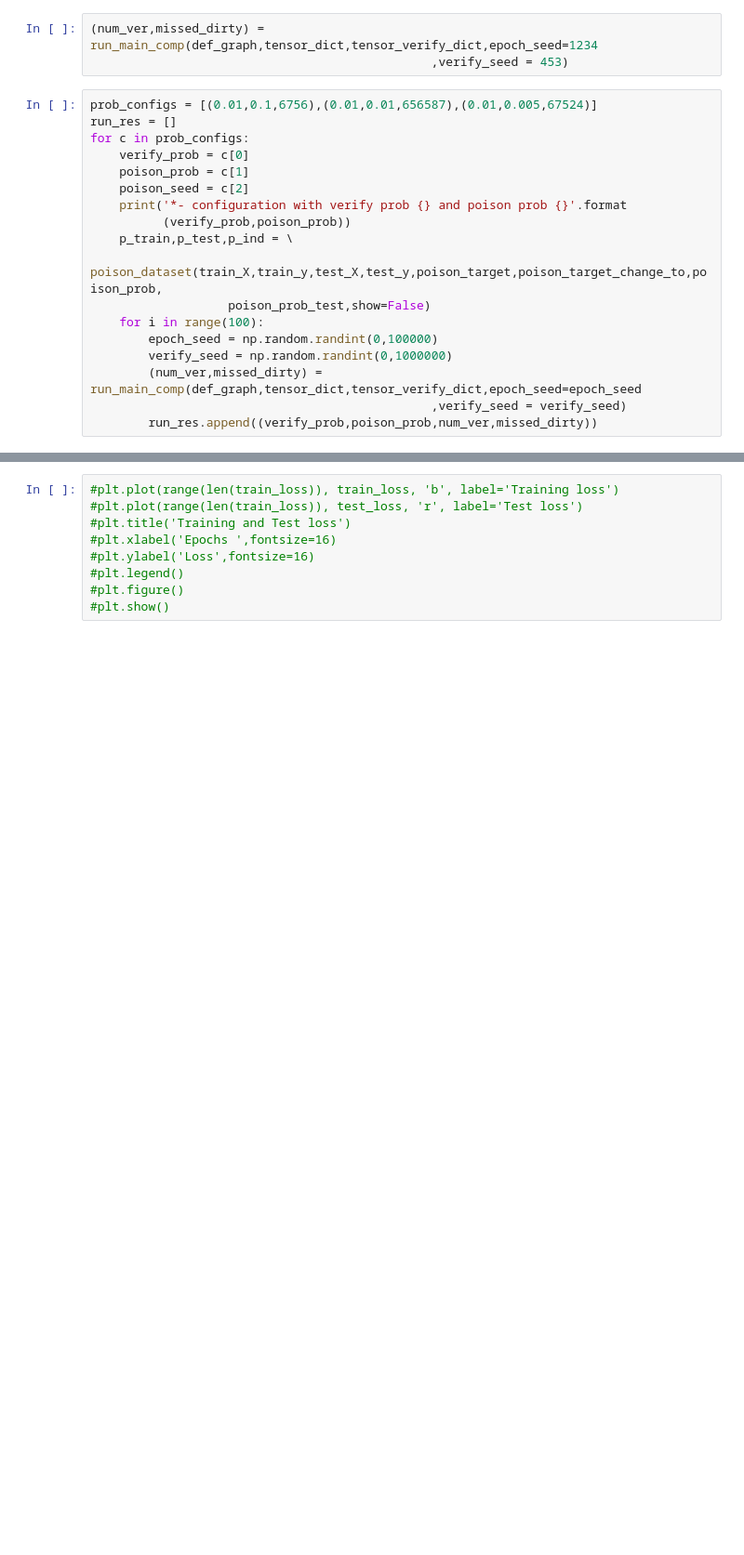
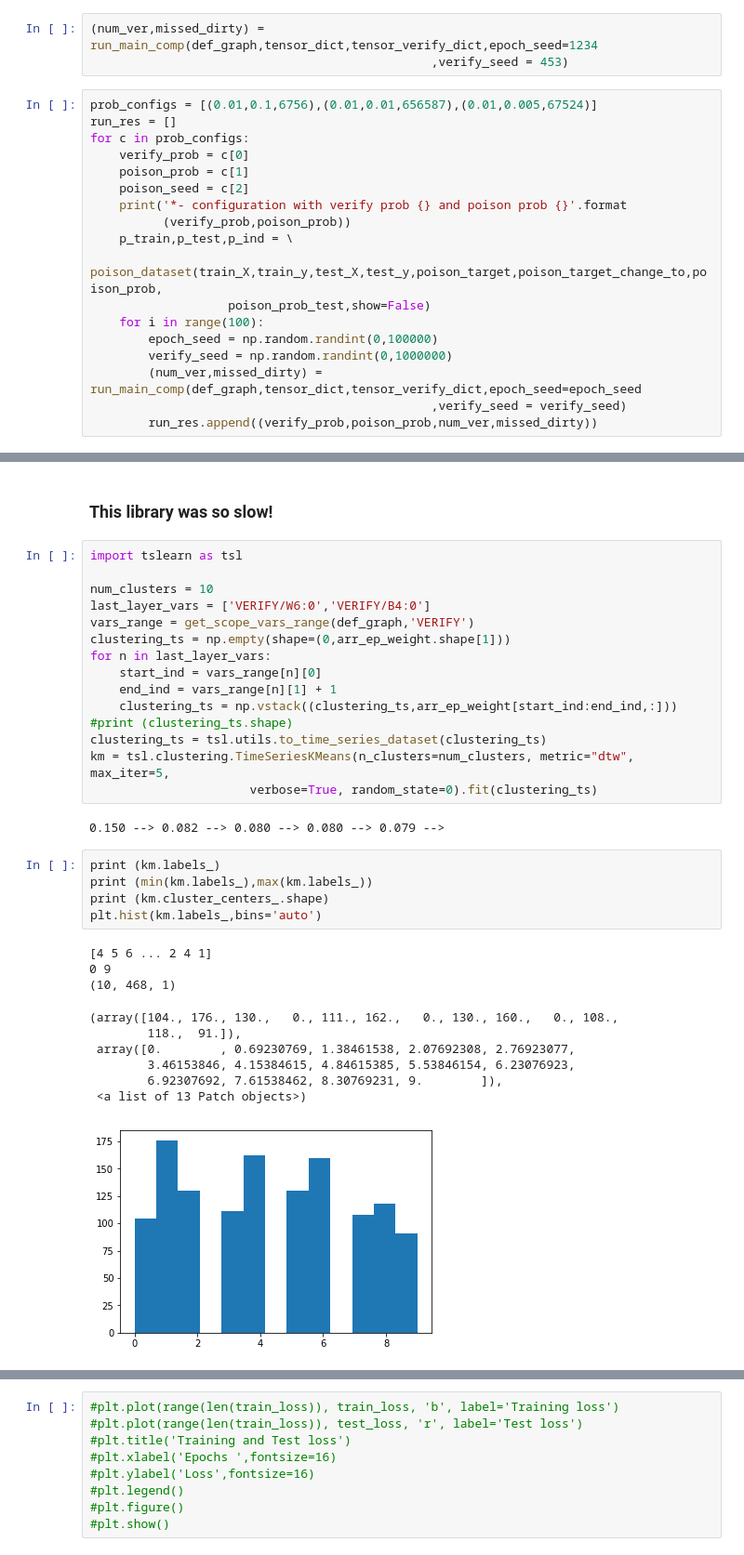
Before and after one commit to arefasvadi/SGX-ADL, a Jupyter notebook: python/backdoor_data_poisoning/TF-Randomness-Verification Test.ipynb, the cells around one changed output, grey strips where cells are left out. Shown at 93% size. Drawn from its saved outputs; the diff is of its cells as text; blank space fills up the shorter version.

```diff
--- a/python/backdoor_data_poisoning/TF-Randomness-Verification Test.ipynb
+++ b/python/backdoor_data_poisoning/TF-Randomness-Verification Test.ipynb
@@ -483,0 +609,35 @@ for c in prob_configs:
+# %% [markdown]
+### This library was so slow!
+# %%
+import tslearn as tsl
+
+num_clusters = 10
+last_layer_vars = ['VERIFY/W6:0','VERIFY/B4:0']
+vars_range = get_scope_vars_range(def_graph,'VERIFY')
+clustering_ts = np.empty(shape=(0,arr_ep_weight.shape[1]))
+for n in last_layer_vars:
+    start_ind = vars_range[n][0]
+    end_ind = vars_range[n][1] + 1
+    clustering_ts = np.vstack((clustering_ts,arr_ep_weight[start_ind:end_ind,:]))
+#print (clustering_ts.shape)
+clustering_ts = tsl.utils.to_time_series_dataset(clustering_ts)
+km = tsl.clustering.TimeSeriesKMeans(n_clusters=num_clusters, metric="dtw", max_iter=5,
+                      verbose=True, random_state=0).fit(clustering_ts)
+# %% [output]
+0.150 --> 0.082 --> 0.080 --> 0.080 --> 0.079 -->
+# %%
+print (km.labels_)
+print (min(km.labels_),max(km.labels_))
+print (km.cluster_centers_.shape)
+plt.hist(km.labels_,bins='auto')
+# %% [output]
+[4 5 6 ... 2 4 1]
+0 9
+(10, 468, 1)
+(array([104., 176., 130.,   0., 111., 162.,   0., 130., 160.,   0., 108.,
+        118.,  91.]),
+ array([0.        , 0.69230769, 1.38461538, 2.07692308, 2.76923077,
+        3.46153846, 4.15384615, 4.84615385, 5.53846154, 6.23076923,
+        6.92307692, 7.61538462, 8.30769231, 9.        ]),
+ <a list of 13 Patch objects>)
+[figure, added]
```
Also changed, not shown: parts of 13 cells of this notebook, 10 other files.
